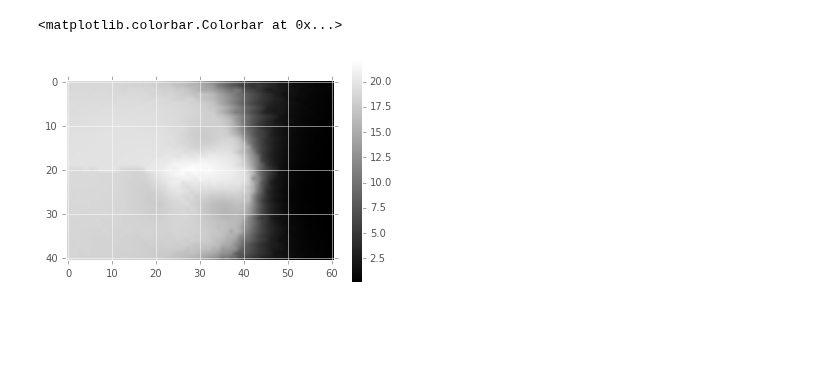
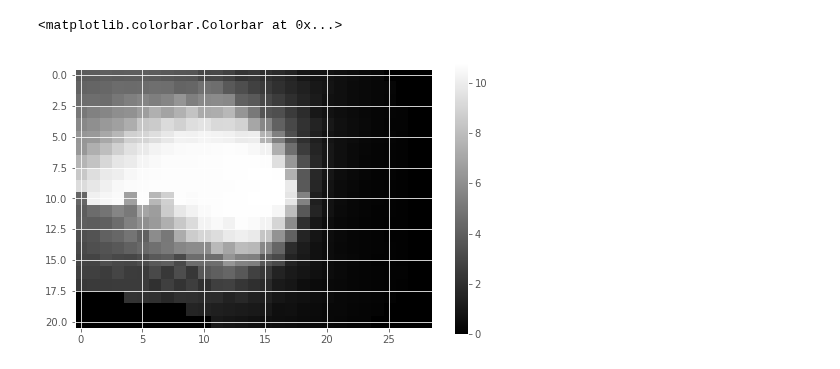
Before and after one commit to pulse2percept/pulse2percept, a Jupyter notebook: examples/notebooks/0.1-image2percept.ipynb, the cells around one changed output. Cells and saved outputs as stored; diff of their text form; code cells hidden in the pictures; blank space fills up the shorter version.

Commit message:
implement and address all review comments; add missing implants test case
fix gap_size issues in image2percept

add video2percept skeleton and test

add movies to data files

```diff
--- a/examples/notebooks/0.1-image2percept.ipynb
+++ b/examples/notebooks/0.1-image2percept.ipynb
@@ -87,0 +26,14 @@ tol=5.00%, 2501/2501 pixels selected
+# %%
+# Set parameters of the optic fiber layer (OFL)
+# In previous versions of the model, this used to be called the `Retina`
+# object, which created a spatial grid and generated the axtron streak map.
+sampling = 250       # spatial sampling of the retina (microns)
+axon_lambda = 2        # constant that determines fall-off with axonal distance
+sim.set_optic_fiber_layer(sampling=sampling, axon_lambda=axon_lambda,
+                          x_range=[-4000, 3000], y_range=[-2500, 2500])
+# %%
+# Set parameters of the ganglion cell layer (GCL)
+# In previous versions of the model, this used to be called `TemporalModel`.
+t_gcl = 0.005 / 1000   # Sampling step (s) for the GCL computation
+t_percept = 0.05       # Sampling step (s) for the perceptual output
+sim.set_ganglion_cell_layer(tsample=t_gcl)
@@ -87,0 +46,5 @@ tol=5.00%, 2501/2501 pixels selected
+# %%
+stim = p2p.stimuli.image2pulsetrain('letters/A.jpg', argus,
+                                    coding='amplitude', max_contrast=True,
+                                    rftype='gaussian', rfsize=argus[0].radius / 4.0,
+                                    invert=True, dur=0.1)
@@ -87,0 +54,2 @@ tol=5.00%, 2501/2501 pixels selected
+# %%
+percept = sim.pulse2percept(stim, t_percept=t_percept, tol=0.25)
@@ -88,7 +60,8 @@ tol=5.00%, 2501/2501 pixels selected
 # %%
-frame = ec2b.get_brightest_frame(percept)
-plt.imshow(frame.data, cmap='gray')
+frame = p2p.get_brightest_frame(percept)
+plt.figure(figsize=(8, 5))
+plt.imshow(frame.data, cmap='gray', vmin=0)
 plt.colorbar()
 # %% [output]
 <matplotlib.colorbar.Colorbar at 0x...>
-[figure, old version]
+[figure, new version]
```
Also changed, not shown: parts of 13 cells of this notebook, 11 other files.
